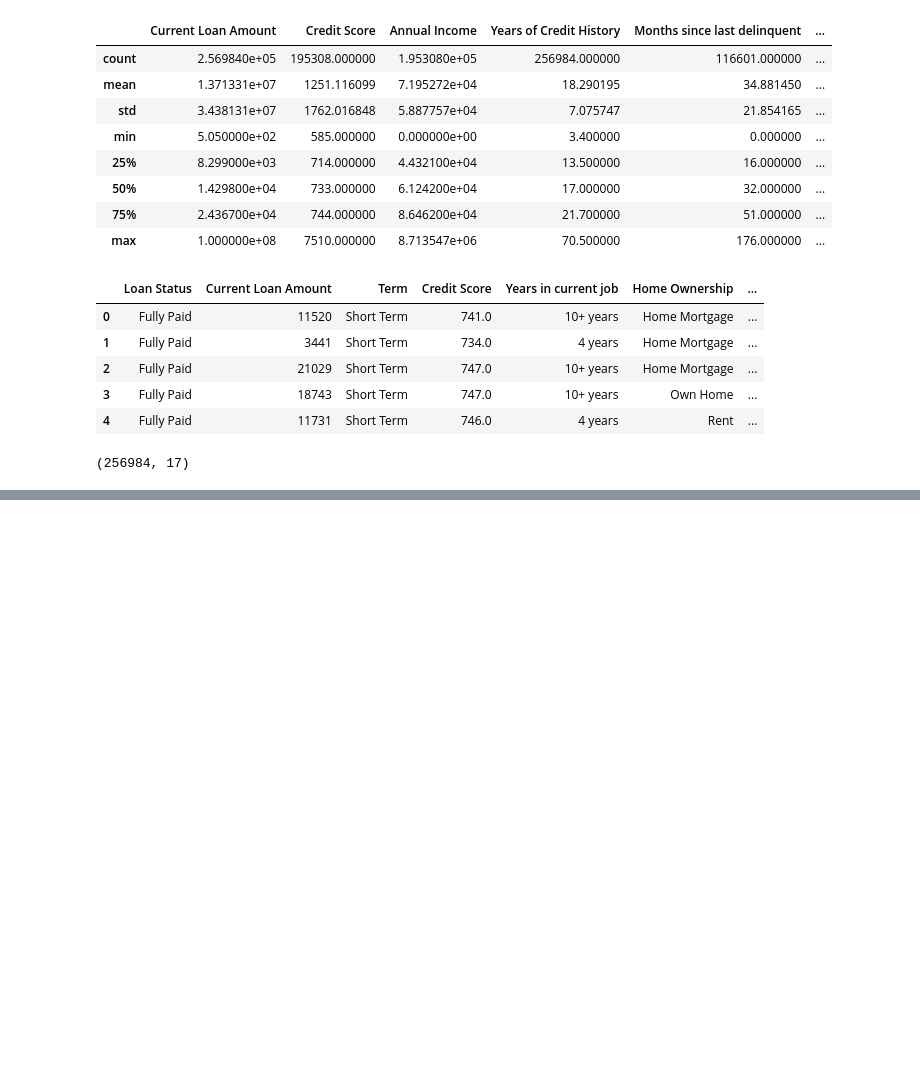
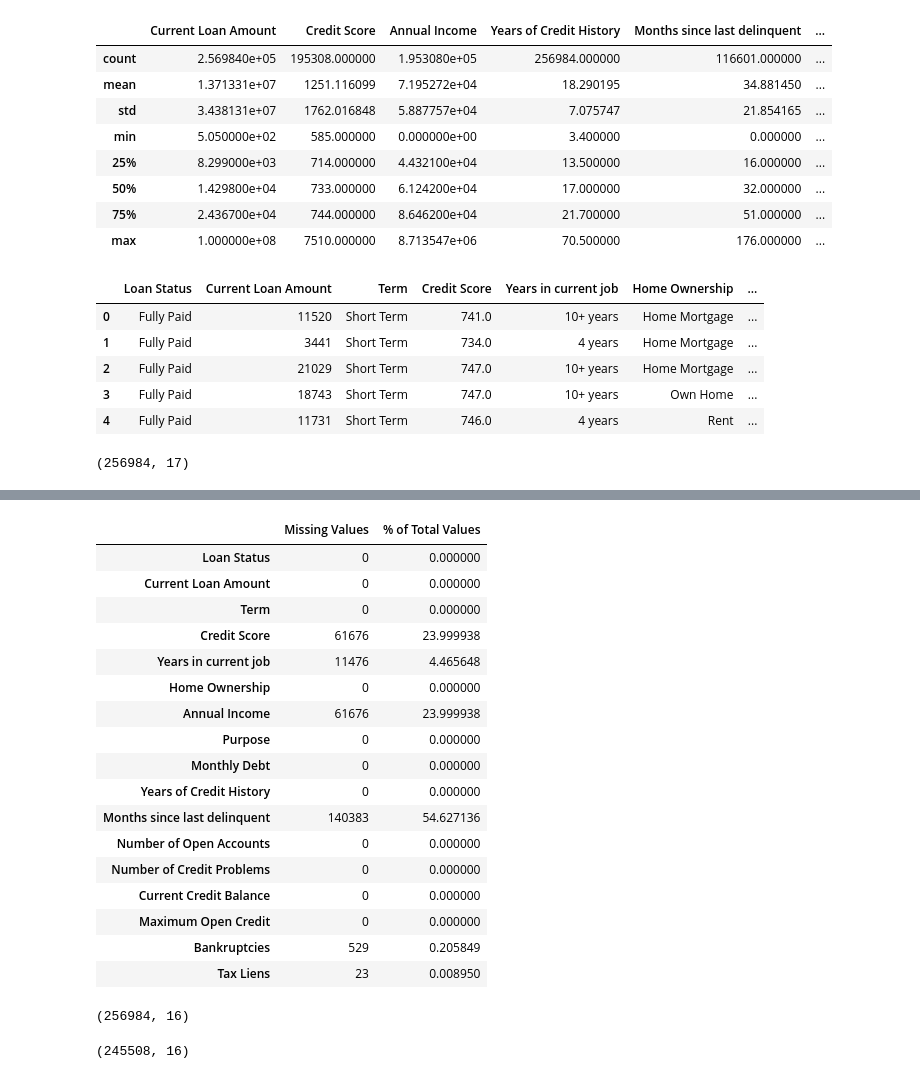
Before and after one commit to mmeliht/Artificial_Intelligence_Course, a Jupyter notebook: week3_homework/ Loan Prediction - Classification/ Loan Prediction - Classification.ipynb, the cells around one changed output, grey strips where cells are left out. Cells and saved outputs as stored; diff of their text form; code cells hidden in the pictures; blank space fills up the shorter version.

```diff
--- a/week3_homework/ Loan Prediction - Classification/ Loan Prediction - Classification.ipynb
+++ b/week3_homework/ Loan Prediction - Classification/ Loan Prediction - Classification.ipynb
@@ -81,0 +105,29 @@ df.shape
+# %%
+def mis_val_cal(df) :
+    mis_val = df.isnull().sum()
+    mis_val_percent = 100 * df.isnull().sum() / len(df) # eksik verilerin yüzde kaç olduğunu bulduk
+    mis_val_table = pd.concat([mis_val, mis_val_percent], axis=1) # eksik verilerin sayısıyla yüzdesini birleştirdik
+    mis_val_table_ren_columns = mis_val_table.rename(
+        columns = {0 : 'Missing Values', 1 : '% of Total Values'}) # kolon ismi verdik
+    return mis_val_table_ren_columns
+# %%
+mis_val_cal(df)
+# %% [output]
+|  | Missing Values | % of Total Values |
+| Loan Status | 0 | 0.000000 |
+| Current Loan Amount | 0 | 0.000000 |
+| Term | 0 | 0.000000 |
+| Credit Score | 61676 | 23.999938 |
+| Years in current job | 11476 | 4.465648 |
+| Home Ownership | 0 | 0.000000 |
+| Annual Income | 61676 | 23.999938 |
+| Purpose | 0 | 0.000000 |
+| Monthly Debt | 0 | 0.000000 |
+| Years of Credit History | 0 | 0.000000 |
+| Months since last delinquent | 140383 | 54.627136 |
+| Number of Open Accounts | 0 | 0.000000 |
+| Number of Credit Problems | 0 | 0.000000 |
+| Current Credit Balance | 0 | 0.000000 |
+| Maximum Open Credit | 0 | 0.000000 |
+| Bankruptcies | 529 | 0.205849 |
+| Tax Liens | 23 | 0.008950 |
@@ -81,0 +136,4 @@ df.shape
+# %%
+df.shape
+# %% [output]
+(256984, 16)
@@ -81,0 +142,4 @@ df.shape
+# %%
+df.shape
+# %% [output]
+(245508, 16)
```
Also changed, not shown: parts of 10 cells of this notebook.
